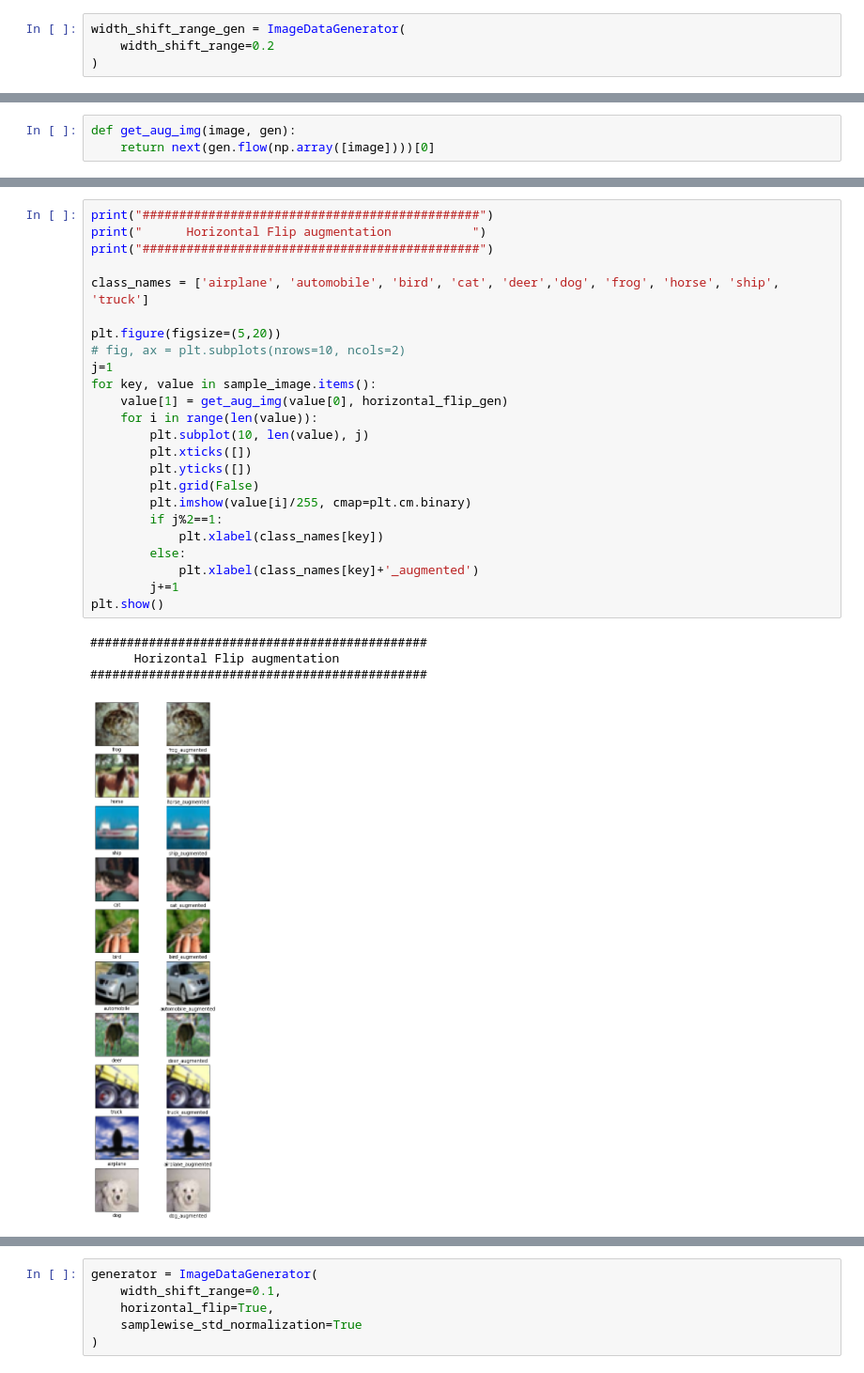
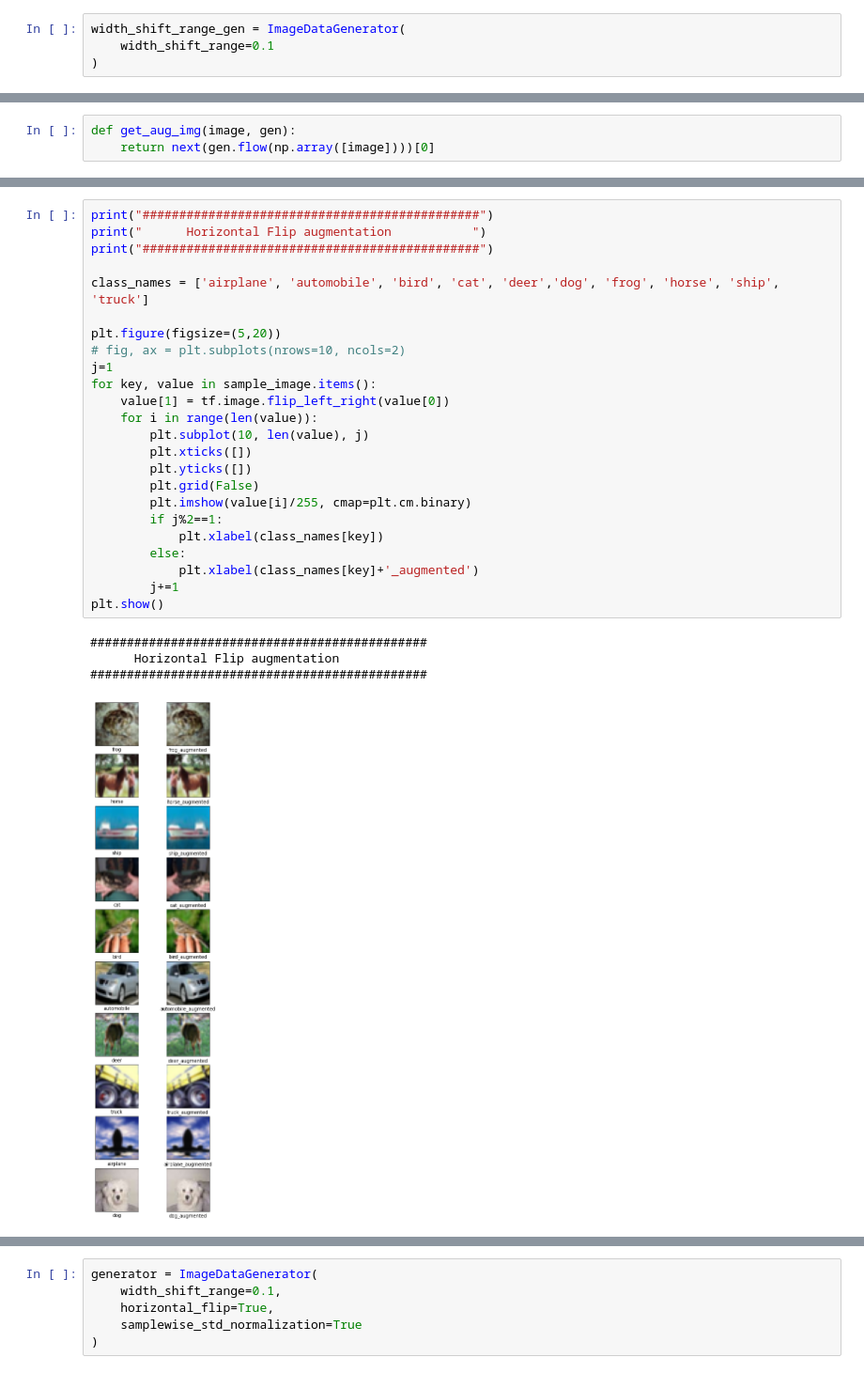
Before and after one commit to Gr-30/DL, a Jupyter notebook: CIFAR_10_finalv3.ipynb, the cells around one changed output, grey strips where cells are left out. Shown at 94% size. Cells and saved outputs as stored; diff of their text form.

Commit message:
change random flip to flip all

```diff
--- a/CIFAR_10_finalv3.ipynb
+++ b/CIFAR_10_finalv3.ipynb
@@ -76,7 +76,7 @@ display_image(sample_image)
 ### b. Apply horizontal flip and width shift augmentation (horizontal_flip, width_shift_range) to the dataset separately. Print the augmented image and the original image for each class and each augmentation.
 # %%
 width_shift_range_gen = ImageDataGenerator(
-    width_shift_range=0.2
+    width_shift_range=0.1
 )
 # %%
 horizontal_flip_gen = ImageDataGenerator(
@@ -120,29 +120,29 @@ plt.show()
 # %%
 print("##############################################")
 print("      Horizontal Flip augmentation           ")
 print("##############################################")
 
 class_names = ['airplane', 'automobile', 'bird', 'cat', 'deer','dog', 'frog', 'horse', 'ship', 'truck']
 
 plt.figure(figsize=(5,20))
 # fig, ax = plt.subplots(nrows=10, ncols=2)
 j=1
 for key, value in sample_image.items():
-    value[1] = get_aug_img(value[0], horizontal_flip_gen)
+    value[1] = tf.image.flip_left_right(value[0])
     for i in range(len(value)):
         plt.subplot(10, len(value), j)
         plt.xticks([])
         plt.yticks([])
         plt.grid(False)
         plt.imshow(value[i]/255, cmap=plt.cm.binary)
         if j%2==1:
             plt.xlabel(class_names[key])
         else:
             plt.xlabel(class_names[key]+'_augmented')
         j+=1
 plt.show()
 # %% [output]
 ##############################################
       Horizontal Flip augmentation
 ##############################################
-[figure, old version]
+[figure, new version]
```
Also changed, not shown: parts of 2 cells of this notebook.
